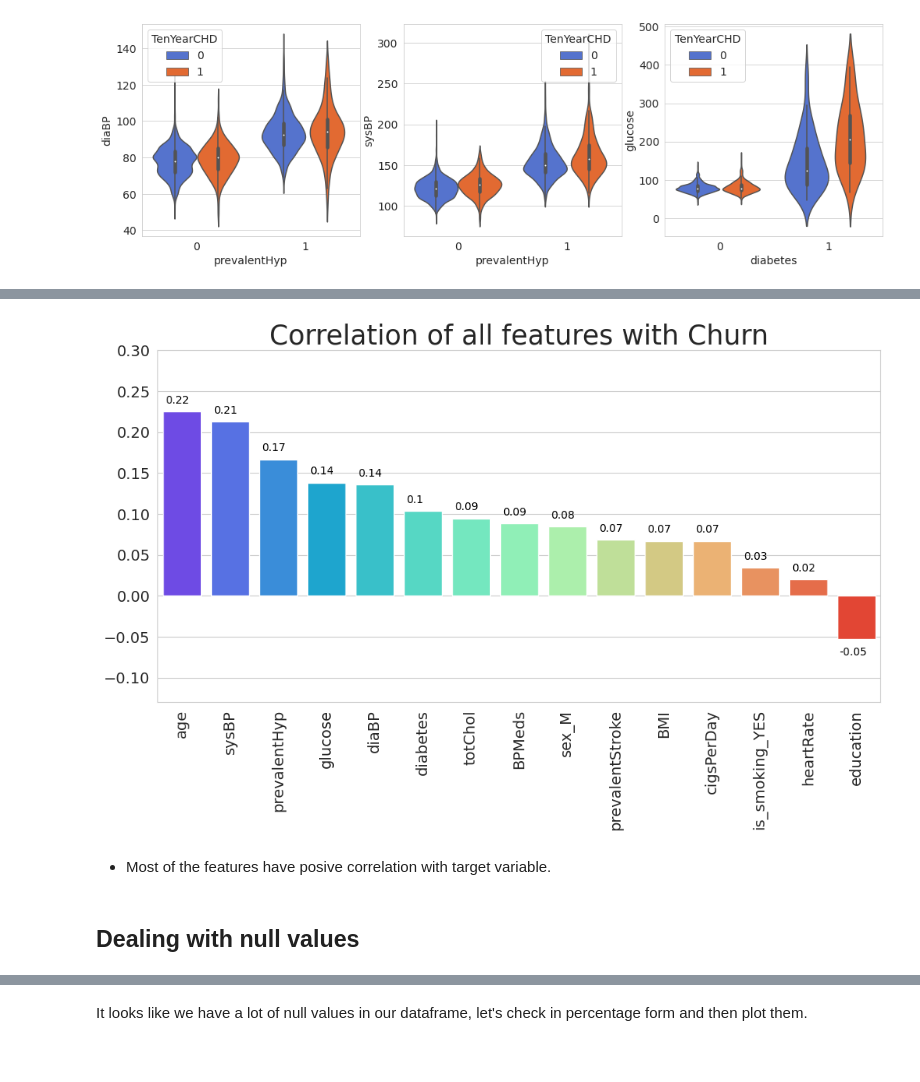
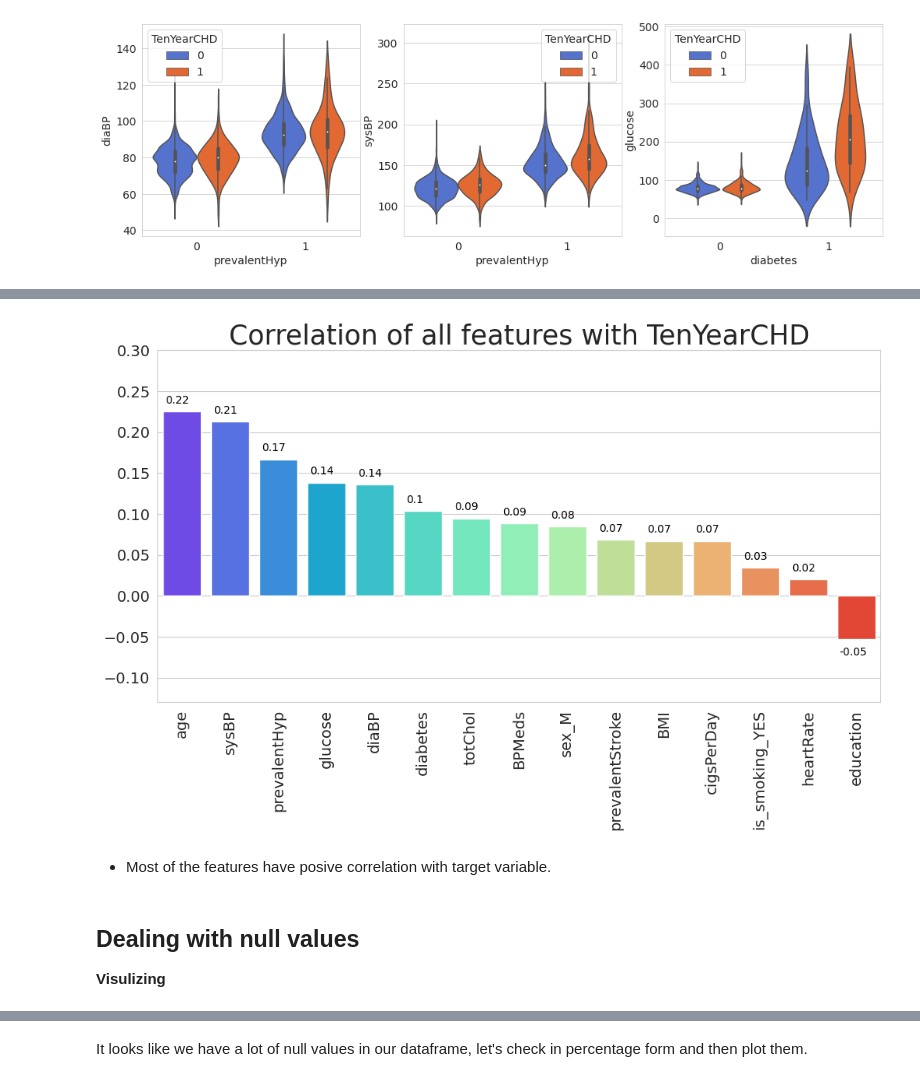
Before and after one commit to Gaurav2912/Cardiovascular-Risk-Prediction, a Jupyter notebook: Cardiovascular_Risk_Prediction.ipynb, the cells around one changed output, grey strips where cells are left out. Cells and saved outputs as stored; diff of their text form; code cells hidden in the pictures.

```diff
--- a/Cardiovascular_Risk_Prediction.ipynb
+++ b/Cardiovascular_Risk_Prediction.ipynb
@@ -268,7 +284,7 @@ for i in range(16):
                   orient= 'h')
         k += 1
     if r_num % 2 == 1:
-        sns.histplot(data= df, x= list_num_var[j] , ax= ax, hue = 'TenYearCHD')
+        sns.histplot(data= df, x= list_num_var[j] , ax= ax, hue = 'TenYearCHD', kde= True)
         j += 1
 
 # add super title for all subplots
@@ -278,0 +295,8 @@ fig.tight_layout();
+# %%
+for feature in list_num_var:
+    dataset= df.copy()
+    dataset[feature].hist(bins=50)
+    plt.xlabel(feature)
+    plt.ylabel("Count")
+    plt.title(feature)
+    plt.show()
@@ -278,0 +312,8 @@ fig.tight_layout();
+# %%
+for feature in list_num_var:
+    dataset= df.copy()
+    dataset[feature].box()
+    plt.xlabel(feature)
+    plt.ylabel("Count")
+    plt.title(feature)
+    plt.show()
@@ -278,0 +322,8 @@ fig.tight_layout();
+# %%
+for feature in list_num_var:
+    dataset= df.copy()
+    np.log(dataset[feature] + 1).hist(bins=50)
+    plt.xlabel(feature)
+    plt.ylabel("Count")
+    plt.title(feature)
+    plt.show()
@@ -415,34 +476,36 @@ Name: TenYearCHD, dtype: float64
 # %%
 # for size of plot
 plt.figure(figsize=(12,6), dpi= 100)
 # bar plot for correlation value of all features with target variable
 sns.barplot(x=corr_to_label.index,y= corr_to_label.values, palette= 'rainbow')
 #  add title
-plt.title("Correlation of all features with Churn", fontsize= 25)
+plt.title("Correlation of all features with TenYearCHD", fontsize= 25)
 
 # writing text on plot
 for i in range(len(corr_to_label)):
   # positive values are on top of bar
   if corr_to_label.iloc[i] > 0:
     plt.text(x= i- 0.35,y= corr_to_label.iloc[i] + 0.01,
            s= round(corr_to_label.iloc[i], 2), fontsize=10,
                 color= 'black')
   # negative values are just below the bar
   else:
      plt.text(x= i- 0.35,y= corr_to_label.iloc[i]-0.02,
            s= round(corr_to_label.iloc[i], 2), fontsize=10,
                 color= 'black')
 
 # adjusting y-limits on y axis
 plt.ylim(-0.13,0.3)
 # rotating test on x-axis
 plt.xticks(rotation=90);
 # %% [output]
-[figure, old version]
+[figure, new version]
 # %% [markdown]
 * Most of the features have posive correlation with target variable.
 # %% [markdown]
 ## Dealing with null values
+
+**Visulizing**
 # %%
 df_final.isna().sum().sort_values(ascending= False)
 # %% [output]
```
Also changed, not shown: parts of 56 cells of this notebook.
